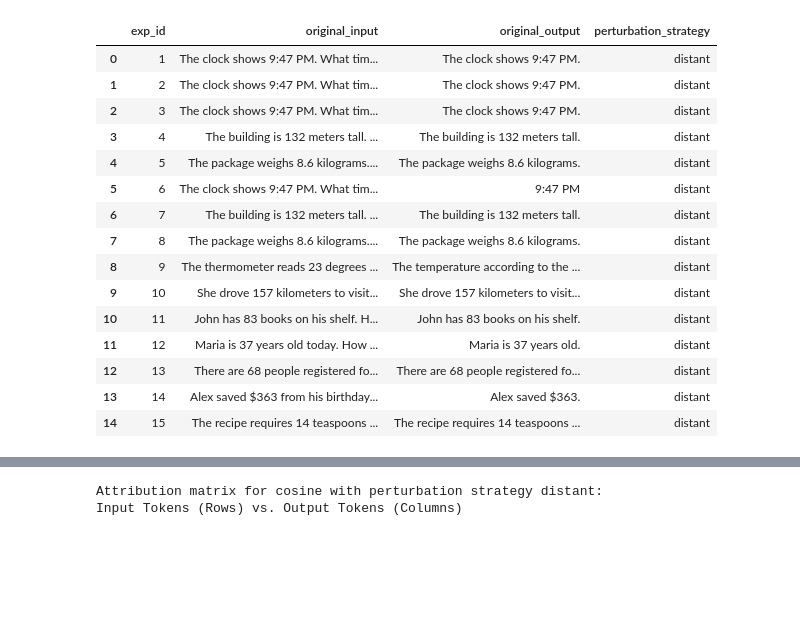
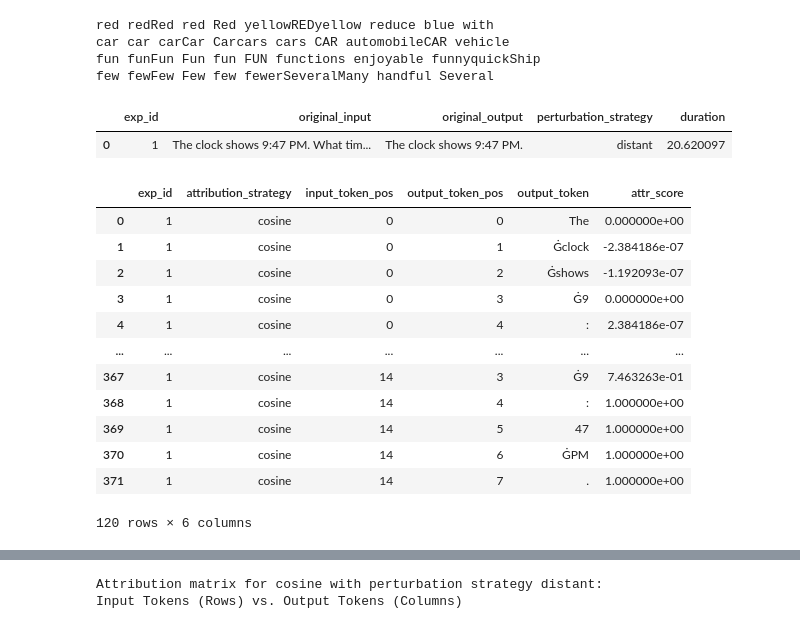
Before and after one commit to leap-laboratories/PIZZA, a Jupyter notebook: research/api_llm_attribution.ipynb, the cells around one changed output, grey strips where cells are left out. Drawn from its saved outputs; the diff is of its cells as text; code cells hidden in the pictures; blank space fills up the shorter version.

```diff
--- a/research/api_llm_attribution.ipynb
+++ b/research/api_llm_attribution.ipynb
@@ -176,22 +221,43 @@ The recipe requires 14 teaspoons of sugar. How many teaspoons of sugar does the
-# %%
-logger.df_experiments
-# %% [output]
-|  | exp_id | original_input | original_output | perturbation_strategy |
-| 0 | 1 | The clock shows 9:47 PM. What tim... | The clock shows 9:47 PM. | distant |
-| 1 | 2 | The clock shows 9:47 PM. What tim... | The clock shows 9:47 PM. | distant |
-| 2 | 3 | The clock shows 9:47 PM. What tim... | The clock shows 9:47 PM. | distant |
-| 3 | 4 | The building is 132 meters tall. ... | The building is 132 meters tall. | distant |
-| 4 | 5 | The package weighs 8.6 kilograms.... | The package weighs 8.6 kilograms. | distant |
-| 5 | 6 | The clock shows 9:47 PM. What tim... | 9:47 PM | distant |
-| 6 | 7 | The building is 132 meters tall. ... | The building is 132 meters tall. | distant |
-| 7 | 8 | The package weighs 8.6 kilograms.... | The package weighs 8.6 kilograms. | distant |
-| 8 | 9 | The thermometer reads 23 degrees ... | The temperature according to the ... | distant |
-| 9 | 10 | She drove 157 kilometers to visit... | She drove 157 kilometers to visit... | distant |
-| 10 | 11 | John has 83 books on his shelf. H... | John has 83 books on his shelf. | distant |
-| 11 | 12 | Maria is 37 years old today. How ... | Maria is 37 years old. | distant |
-| 12 | 13 | There are 68 people registered fo... | There are 68 people registered fo... | distant |
-| 13 | 14 | Alex saved $363 from his birthday... | Alex saved $363. | distant |
-| 14 | 15 | The recipe requires 14 teaspoons ... | The recipe requires 14 teaspoons ... | distant |
+# %%
+for token in ["red", "car", "fun", "few"]:
+    token_id = tokenizer.encode(token, add_special_tokens=False)[0]
+    print(
+        token,
+        tokenizer.decode(
+            get_most_similar_token_ids(
+                token_id, word_token_embeddings, tokenizer, n_tokens=10
+            )
+        ),
+    )
+# %% [output]
+red redRed red Red yellowREDyellow reduce blue with
+car car carCar Carcars cars CAR automobileCAR vehicle
+fun funFun Fun fun FUN functions enjoyable funnyquickShip
+few fewFew Few few fewerSeveralMany handful Several
+# %%
+display(logger.df_experiments)
+display(
+    logger.df_token_attribution_matrix[
+        (logger.df_token_attribution_matrix.exp_id == 1)
+        & (logger.df_token_attribution_matrix.attribution_strategy == "cosine")
+    ]
+)
+# %% [output]
+|  | exp_id | original_input | original_output | perturbation_strategy | duration |
+| 0 | 1 | The clock shows 9:47 PM. What tim... | The clock shows 9:47 PM. | distant | 20.620097 |
+|  | exp_id | attribution_strategy | input_token_pos | output_token_pos | output_token | attr_score |
+| 0 | 1 | cosine | 0 | 0 | The | 0.000000e+00 |
+| 1 | 1 | cosine | 0 | 1 | Ġclock | -2.384186e-07 |
+| 2 | 1 | cosine | 0 | 2 | Ġshows | -1.192093e-07 |
+| 3 | 1 | cosine | 0 | 3 | Ġ9 | 0.000000e+00 |
+| 4 | 1 | cosine | 0 | 4 | : | 2.384186e-07 |
+| ... | ... | ... | ... | ... | ... | ... |
+| 367 | 1 | cosine | 14 | 3 | Ġ9 | 7.463263e-01 |
+| 368 | 1 | cosine | 14 | 4 | : | 1.000000e+00 |
+| 369 | 1 | cosine | 14 | 5 | 47 | 1.000000e+00 |
+| 370 | 1 | cosine | 14 | 6 | ĠPM | 1.000000e+00 |
+| 371 | 1 | cosine | 14 | 7 | . | 1.000000e+00 |
+120 rows × 6 columns
 # %%
 logger.print_sentence_attribution()
 # %% [output]
```
Also changed, not shown: parts of 7 cells of this notebook, 1 other file.
